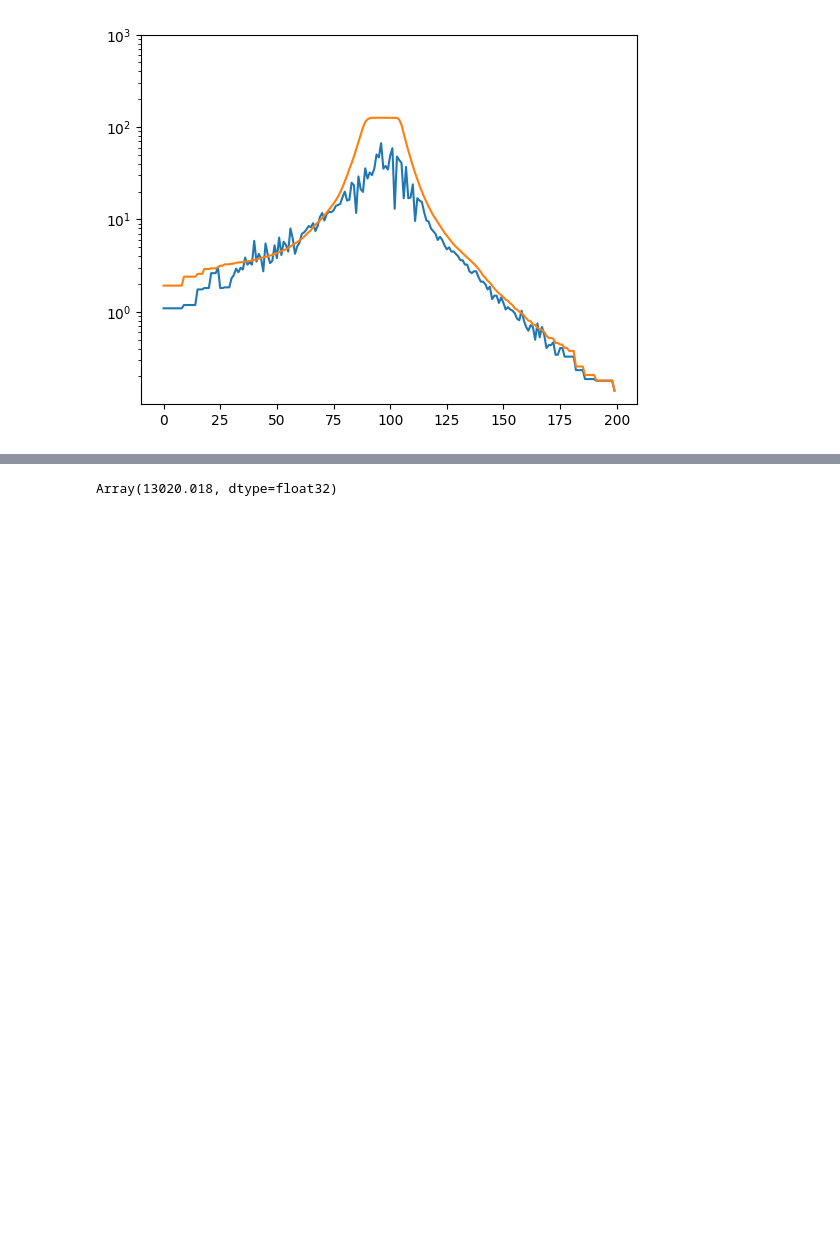
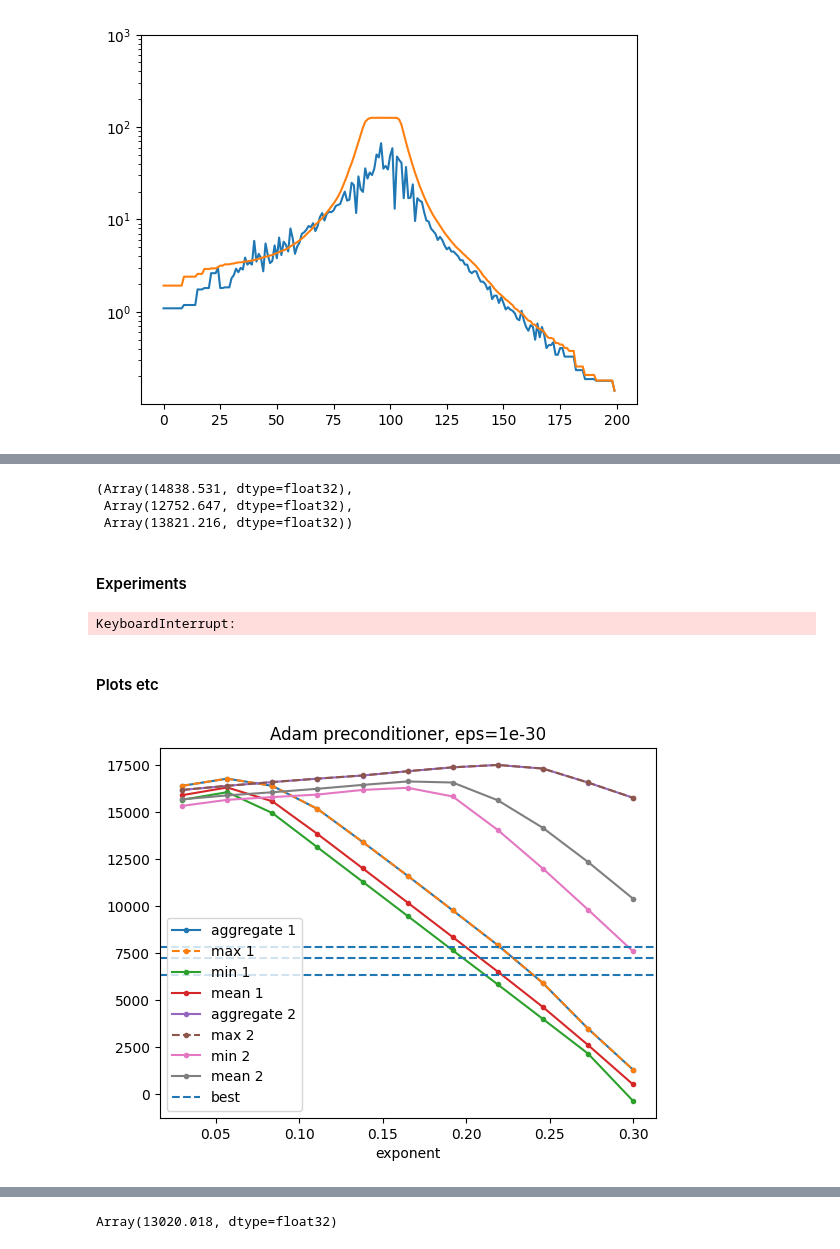
Before and after one commit to EleutherAI/basin-volume, a Jupyter notebook: basin_precondition.ipynb, the cells around one changed output, grey strips where cells are left out. Drawn from its saved outputs; the diff is of its cells as text; code cells hidden in the pictures; blank space fills up the shorter version.

```diff
--- a/basin_precondition.ipynb
+++ b/basin_precondition.ipynb
@@ -596,0 +689,3 @@ deltas = jnp.array(deltas)
+# %%
+mu, nu = adam_state.mu['p'], adam_state.nu['p']
+mu.shape, nu.shape
@@ -603,0 +725,4 @@ P_diagH = jnp.diag(p)
+# %%
+buffers = [mu, nu]
+def scaled_adam_preconditioner(scale=0.5, eps=1e-3, order=1):
+    return scaled_diag_preconditioner(buffers[order-1], scale=scale, eps=eps)
@@ -603,0 +755,55 @@ P_diagH = jnp.diag(p)
+# %%
+estimates =my_results[0] / jnp.log(10)
+estimates.max(), estimates.min(), estimates.mean()
+# %% [output]
+(Array(14838.531, dtype=float32),
+ Array(12752.647, dtype=float32),
+ Array(13821.216, dtype=float32))
+# %%
+all_results = []
+all_results2 = []
+scales = jnp.linspace(0.03, 0.3, 11)
+eps = 1e-38
+n_iters = 10
+for scale in tqdm(scales):
+    results = get_estimates_preconditioned(n_iters, scaled_adam_preconditioner(scale=scale, eps=eps), show_progress=False)
+    all_results.append(results)
+    results2 = get_estimates_preconditioned(n_iters, scaled_adam_preconditioner(scale=scale, order=2, eps=eps), show_progress=False)
+    all_results2.append(results2)
+all_results = jnp.array(all_results)
+all_results2 = jnp.array(all_results2)
+# %% [markdown]
+#### Experiments
+# %%
+my_results = get_estimates_preconditioned(10, scaled_adam_preconditioner(scale=0.2, eps=1e-50, order=2), show_progress=False)
+# %% [output]
+KeyboardInterrupt:
+# %% [markdown]
+#### Plots etc
+# %%
+all_estimates_10 = all_results[:, 0] / jnp.log(10)
+all_estimates_10_2 = all_results2[:, 0] / jnp.log(10)
+
+for i, all_estimates in enumerate([all_estimates_10, all_estimates_10_2]):
+    aggregates = jnp.array([aggregate(results) for results in all_estimates])
+    maxes = jnp.array([jnp.max(results) for results in all_estimates])
+    mins = jnp.array([jnp.min(results) for results in all_estimates])
+    means = jnp.array([jnp.mean(results) for results in all_estimates])
+
+    plt.plot(scales, aggregates, '.-', label=f'aggregate {i+1}')
+    plt.plot(scales, maxes, '.--', label=f'max {i+1}')
+    plt.plot(scales, mins, '.-', label=f'min {i+1}')
+    plt.plot(scales, means, '.-', label=f'mean {i+1}')
+
+# plt.axvline(0.5, color='black', linestyle='--')
+
+plt.axhline(jnp.min(estimates_300_pre) / jnp.log(10), linestyle='--', label='best')
+plt.axhline(jnp.max(estimates_300_pre) / jnp.log(10), linestyle='--')
+plt.axhline(jnp.mean(estimates_300_pre) / jnp.log(10), linestyle='--')
+
+plt.legend()
+plt.xlabel('exponent')
+plt.title(f"Adam preconditioner, eps=1e-30")
+plt.show()
+# %% [output]
+[figure, added]
```
Also changed, not shown: parts of 135 cells of this notebook, 1 other file.
